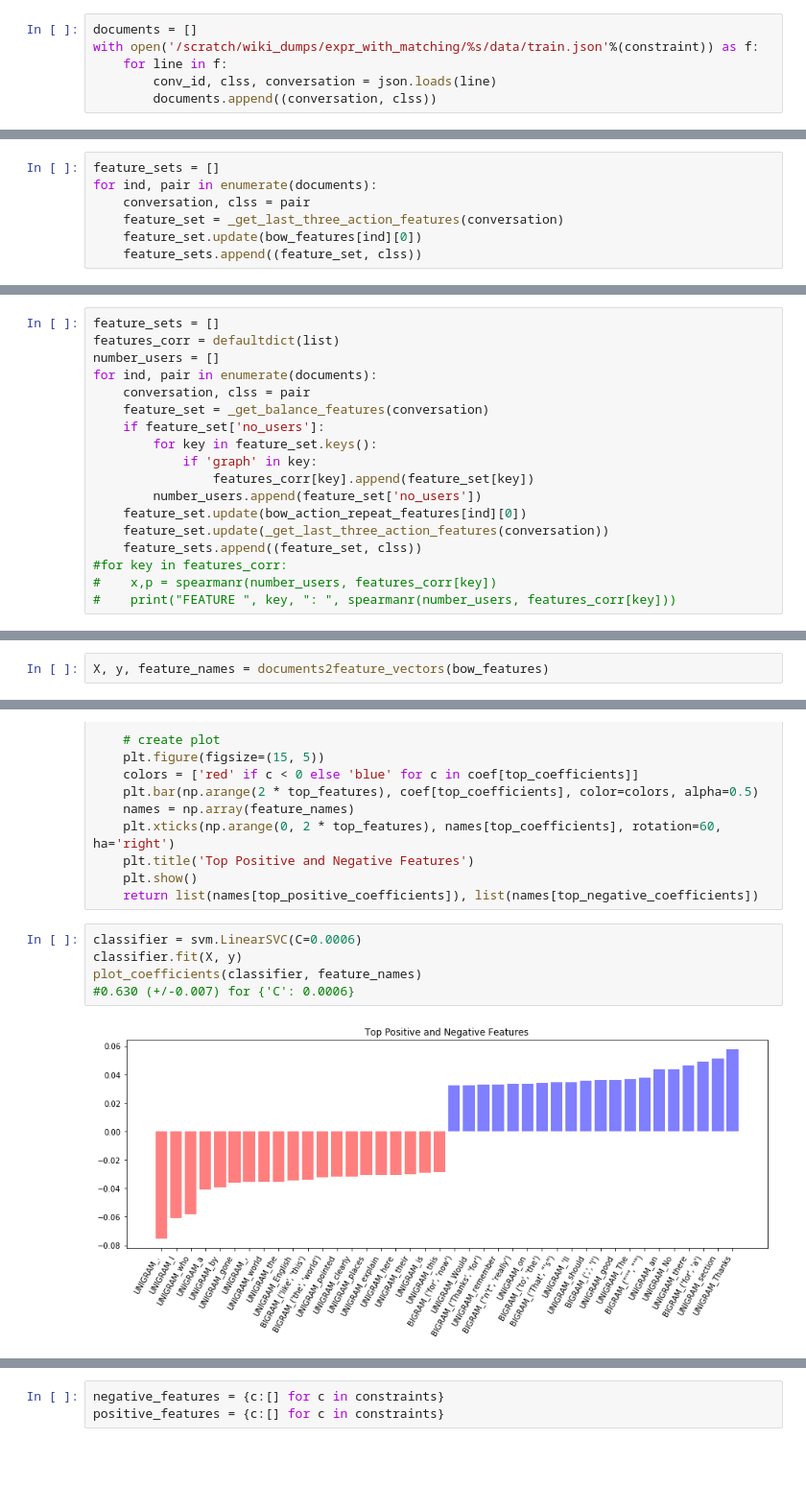
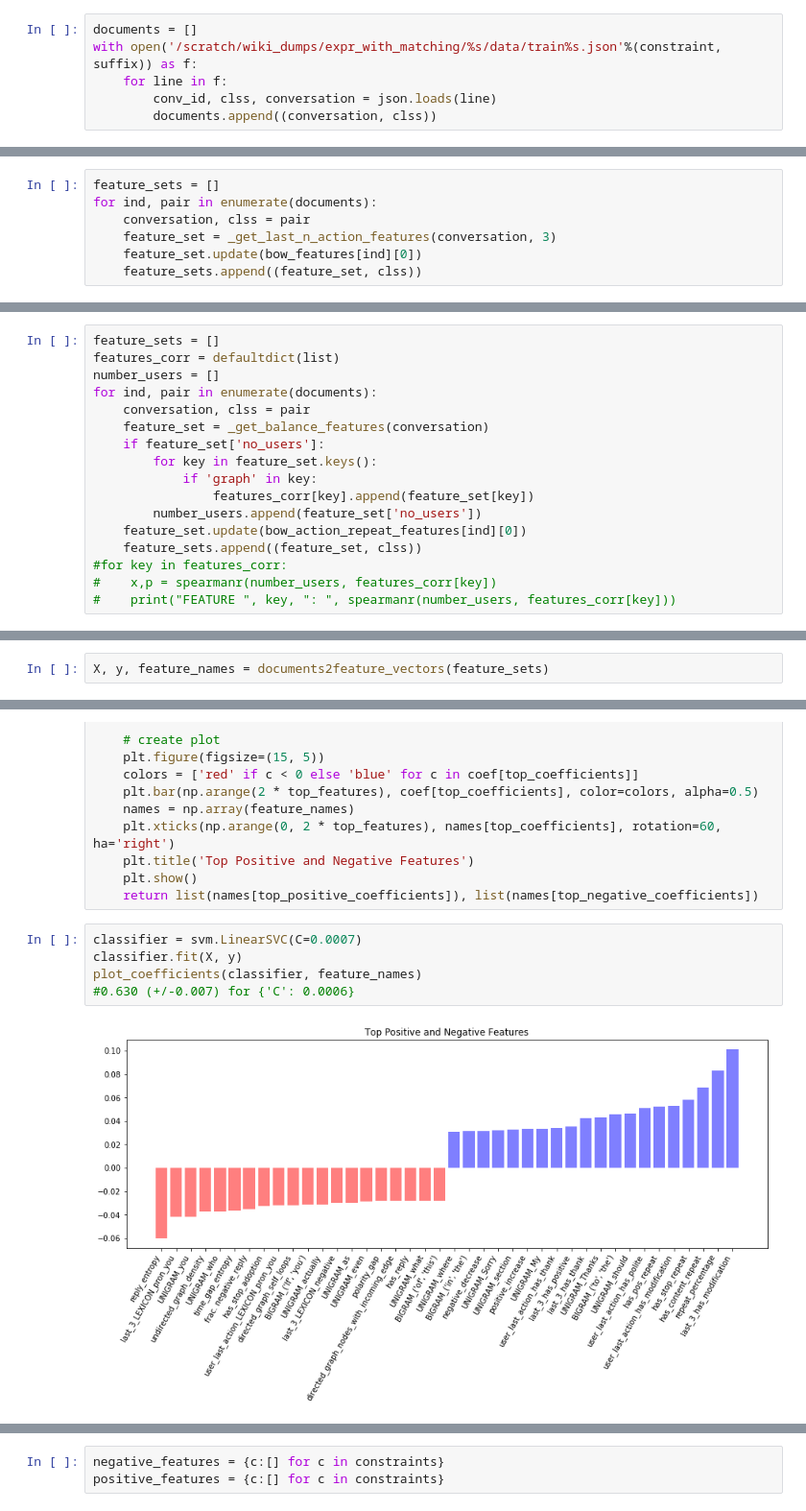
Before and after one commit to conversationai/wikidetox, a Jupyter notebook: conversation_classification/Prediction Task.ipynb, the cells around one changed output, grey strips where cells are left out. Shown: that part at 96% size. Saved outputs shown, nothing was run; the diff lists cells and outputs as text; blank space fills up the shorter version.

```diff
--- a/conversation_classification/Prediction Task.ipynb
+++ b/conversation_classification/Prediction Task.ipynb
@@ -602,7 +594,7 @@ def train_svm(X, y):
 #    print scores
 # %%
 documents = []
-with open('/scratch/wiki_dumps/expr_with_matching/%s/data/train.json'%(constraint)) as f:
+with open('/scratch/wiki_dumps/expr_with_matching/%s/data/train%s.json'%(constraint, suffix)) as f:
     for line in f:
         conv_id, clss, conversation = json.loads(line)
         documents.append((conversation, clss))
@@ -620,7 +612,7 @@ bow_features = feature_sets
 feature_sets = []
 for ind, pair in enumerate(documents):
     conversation, clss = pair
-    feature_set = _get_last_three_action_features(conversation)
+    feature_set = _get_last_n_action_features(conversation, 3)
     feature_set.update(bow_features[ind][0])
     feature_sets.append((feature_set, clss))
 # %%
@@ -656,7 +648,6 @@ for ind, pair in enumerate(documents):
                 features_corr[key].append(feature_set[key])
         number_users.append(feature_set['no_users'])
     feature_set.update(bow_action_repeat_features[ind][0])
-    feature_set.update(_get_last_three_action_features(conversation))
     feature_sets.append((feature_set, clss))
 #for key in features_corr:
 #    x,p = spearmanr(number_users, features_corr[key])
@@ -692,5 +655,5 @@ plt.show()
 # %%
-X, y, feature_names = documents2feature_vectors(bow_features)
+X, y, feature_names = documents2feature_vectors(feature_sets)
 # %% [output]
 0
 1000
@@ -744,9 +693,9 @@ def plot_coefficients(classifier, feature_names, top_features=20):
     plt.show()
     return list(names[top_positive_coefficients]), list(names[top_negative_coefficients])
 # %%
-classifier = svm.LinearSVC(C=0.0006)
+classifier = svm.LinearSVC(C=0.0007)
 classifier.fit(X, y)
 plot_coefficients(classifier, feature_names)
 #0.630 (+/-0.007) for {'C': 0.0006}
 # %% [output]
-[figure, old version]
+[figure, new version]
```
Also changed, not shown: parts of 13 cells of this notebook, 12 other files.
